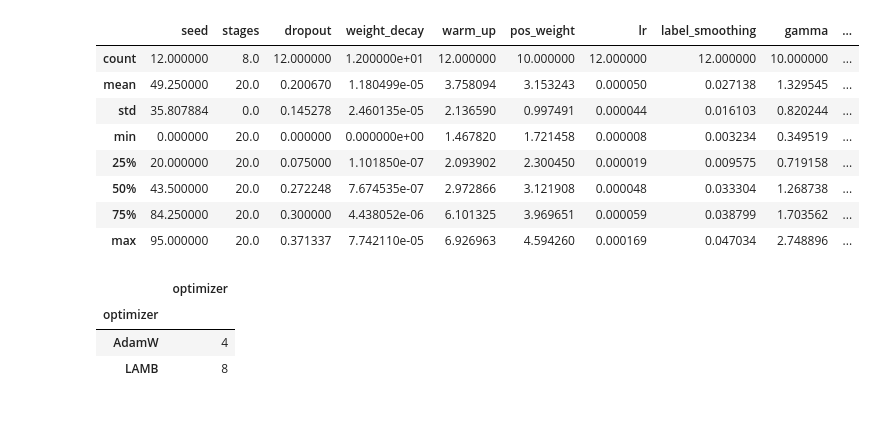
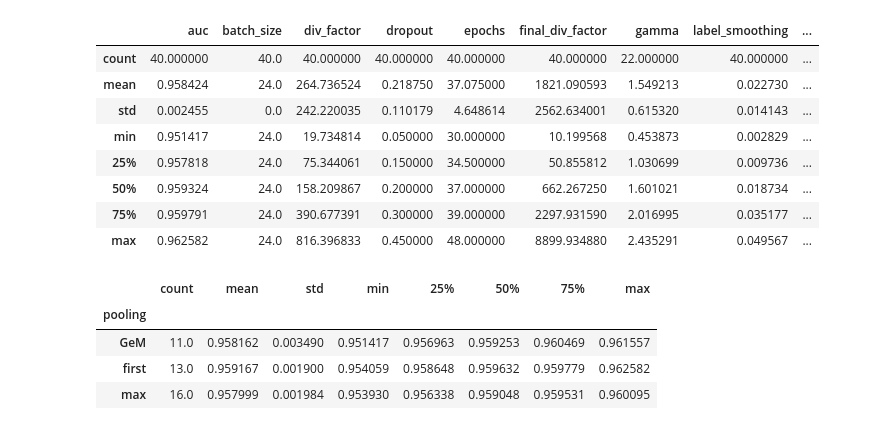
Before and after one commit to henrique/jigsaw20, a Jupyter notebook: subs.ipynb, the cells around one changed output. Drawn from its saved outputs; the diff is of its cells as text; code cells hidden in the pictures.

```diff
--- a/subs.ipynb
+++ b/subs.ipynb
@@ -11,6 +11,9 @@ import seaborn as sns
 import matplotlib.pyplot as plt
 sns.set()
 # %%
-files = 'gs://hm-eu-w4/jigsaw/*/*/params*.csv'
-tf.io.gfile.glob(files)
+files = 'gs://hm-eu-w4/jigsaw/s*/*/params*.csv'
+l_files = tf.io.gfile.glob(files)
+
+print(len(l_files))
+l_files
 # %% [output]
@@ -51,31 +40,33 @@ Name: 0, dtype: object
 # %%
 df = None
 
 for f in sorted(tf.io.gfile.glob(files)):
     score = float(os.path.basename(f)[6:-4])
-    if score > 0.95:
+    if score > 0.94:
         if df is None:
             df = pd.read_csv(f)
         else:
             df = df.append(pd.read_csv(f), ignore_index=True)
 
 df.describe()
 # %% [output]
-|  | seed | stages | dropout | weight_decay | warm_up | pos_weight | lr | label_smoothing | gamma | ... |
-| count | 12.000000 | 8.0 | 12.000000 | 1.200000e+01 | 12.000000 | 10.000000 | 12.000000 | 12.000000 | 10.000000 | ... |
-| mean | 49.250000 | 20.0 | 0.200670 | 1.180499e-05 | 3.758094 | 3.153243 | 0.000050 | 0.027138 | 1.329545 | ... |
-| std | 35.807884 | 0.0 | 0.145278 | 2.460135e-05 | 2.136590 | 0.997491 | 0.000044 | 0.016103 | 0.820244 | ... |
-| min | 0.000000 | 20.0 | 0.000000 | 0.000000e+00 | 1.467820 | 1.721458 | 0.000008 | 0.003234 | 0.349519 | ... |
-| 25% | 20.000000 | 20.0 | 0.075000 | 1.101850e-07 | 2.093902 | 2.300450 | 0.000019 | 0.009575 | 0.719158 | ... |
-| 50% | 43.500000 | 20.0 | 0.272248 | 7.674535e-07 | 2.972866 | 3.121908 | 0.000048 | 0.033304 | 1.268738 | ... |
-| 75% | 84.250000 | 20.0 | 0.300000 | 4.438052e-06 | 6.101325 | 3.969651 | 0.000059 | 0.038799 | 1.703562 | ... |
-| max | 95.000000 | 20.0 | 0.371337 | 7.742110e-05 | 6.926963 | 4.594260 | 0.000169 | 0.047034 | 2.748896 | ... |
+|  | auc | batch_size | div_factor | dropout | epochs | final_div_factor | gamma | label_smoothing | ... |
+| count | 40.000000 | 40.0 | 40.000000 | 40.000000 | 40.000000 | 40.000000 | 22.000000 | 40.000000 | ... |
+| mean | 0.958424 | 24.0 | 264.736524 | 0.218750 | 37.075000 | 1821.090593 | 1.549213 | 0.022730 | ... |
+| std | 0.002455 | 0.0 | 242.220035 | 0.110179 | 4.648614 | 2562.634001 | 0.615320 | 0.014143 | ... |
+| min | 0.951417 | 24.0 | 19.734814 | 0.050000 | 30.000000 | 10.199568 | 0.453873 | 0.002829 | ... |
+| 25% | 0.957818 | 24.0 | 75.344061 | 0.150000 | 34.500000 | 50.855812 | 1.030699 | 0.009736 | ... |
+| 50% | 0.959324 | 24.0 | 158.209867 | 0.200000 | 37.000000 | 662.267250 | 1.601021 | 0.018734 | ... |
+| 75% | 0.959791 | 24.0 | 390.677391 | 0.300000 | 39.000000 | 2297.931590 | 2.016995 | 0.035177 | ... |
+| max | 0.962582 | 24.0 | 816.396833 | 0.450000 | 48.000000 | 8899.934880 | 2.435291 | 0.049567 | ... |
 # %%
 # df.groupby('loss').loss.count().to_frame('loss')
-df.groupby('optimizer').optimizer.count().to_frame('optimizer')
+df.pooling.fillna('first', inplace=True)
+df.groupby('pooling').auc.describe()
 # %% [output]
-|  | optimizer |
-| optimizer |  |
-| AdamW | 4 |
-| LAMB | 8 |
+|  | count | mean | std | min | 25% | 50% | 75% | max |
+| pooling |  |  |  |  |  |  |  |  |
+| GeM | 11.0 | 0.958162 | 0.003490 | 0.951417 | 0.956963 | 0.959253 | 0.960469 | 0.961557 |
+| first | 13.0 | 0.959167 | 0.001900 | 0.954059 | 0.958648 | 0.959632 | 0.959779 | 0.962582 |
+| max | 16.0 | 0.957999 | 0.001984 | 0.953930 | 0.956338 | 0.959048 | 0.959531 | 0.960095 |
 # %%
```
Also changed, not shown: parts of 12 cells of this notebook.
